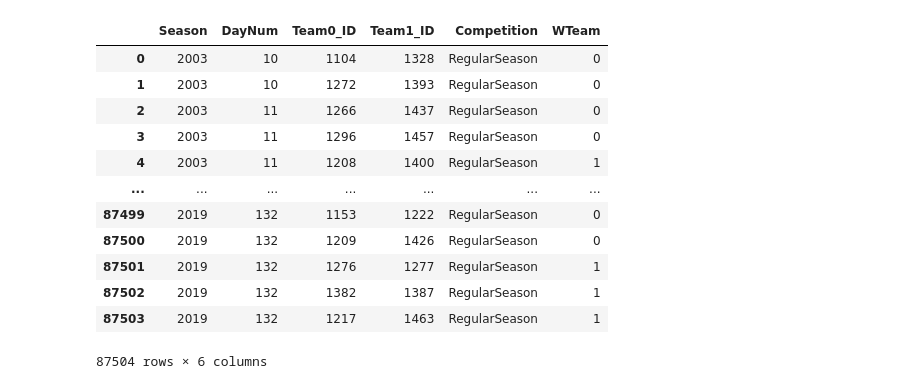
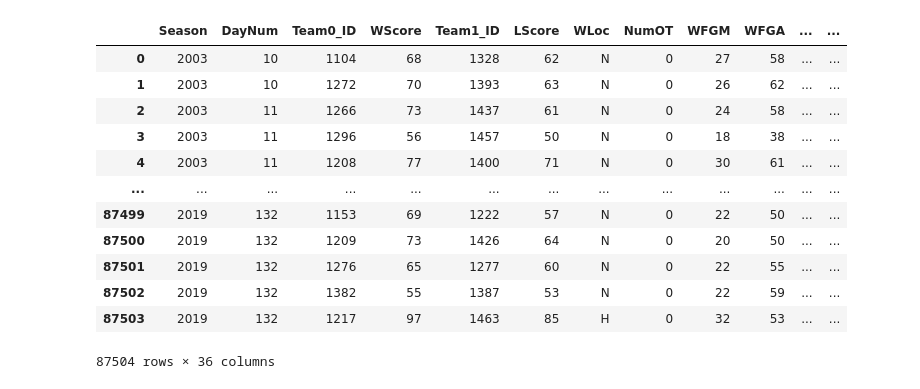
Before and after one commit to arthurgoldfr/Hackathon-March-Madness, a Jupyter notebook: Lena/Database-Lena.ipynb, the cells around one changed output. Drawn from its saved outputs; the diff is of its cells as text; code cells hidden in the pictures.

```diff
--- a/Lena/Database-Lena.ipynb
+++ b/Lena/Database-Lena.ipynb
@@ -7,16 +16,15 @@ Features = pd.read_csv('data/Stage1/MNCAATourneyDetailedResults.csv')
 # %%
-MNCAATourneyDetailedResults = MNCAATourneyDetailedResults.loc[MNCAATourneyDetailedResults['Season'] >= 2003]
-MNCAATourneyDetailedResults = MNCAATourneyDetailedResults.loc[MNCAATourneyDetailedResults['Season'] <= 2014]
-MNCAATourneyDetailedResults = MNCAATourneyDetailedResults[['Season','DayNum','WTeamID','LTeamID']]
-MNCAATourneyDetailedResults.loc[:,'Competition'] = 'MNCAA'
-MNCAATourneyDetailedResults.loc[:,'WTeam'] = 0
+MNCAA = MNCAA.loc[MNCAA['Season'] >= 2003]
+MNCAA.loc[:,'Competition'] = 'MNCAA'
+MNCAA.loc[:,'WTeam'] = 0
 
-for i,_ in enumerate(MNCAATourneyDetailedResults.iterrows()):
-    if MNCAATourneyDetailedResults.iloc[i,2] > MNCAATourneyDetailedResults.iloc[i,3] :
-        MNCAATourneyDetailedResults.iloc[i,2],MNCAATourneyDetailedResults.iloc[i,3] = MNCAATourneyDetailedResults.iloc[i,3],MNCAATourneyDetailedResults.iloc[i,2]
-        MNCAATourneyDetailedResults.iloc[i,5] = 1
+for i,_ in enumerate(MNCAA.iterrows()):
+    if MNCAA.iloc[i,2] > MNCAA.iloc[i,4]:
+        MNCAA.iloc[i,2],MNCAA.iloc[i,4] = MNCAA.iloc[i,4],MNCAA.iloc[i,2]
+        MNCAA.iloc[i,35] = 1
 
-MNCAATourneyDetailedResults = MNCAATourneyDetailedResults.rename(columns={"WTeamID": "Team0_ID", "LTeamID": "Team1_ID"})
 
-MNCAATourneyDetailedResults
+MNCAA = MNCAA.rename(columns={"WTeamID": "Team0_ID", "LTeamID": "Team1_ID"})
+
+MNCAA.head(15)
 # %% [output]
@@ -36,29 +48,27 @@ MNCAATourneyDetailedResults
 # %%
-MRegularSeasonDetailedResults = pd.read_csv('data/Stage1/MRegularSeasonDetailedResults.csv')
-MRegularSeasonDetailedResults = MRegularSeasonDetailedResults.loc[MRegularSeasonDetailedResults['Season'] >= 2003]
-MRegularSeasonDetailedResults = MRegularSeasonDetailedResults[['Season','DayNum','WTeamID','LTeamID']]
-MRegularSeasonDetailedResults.loc[:,'Competition'] = 'RegularSeason'
-MRegularSeasonDetailedResults.loc[:,'WTeam'] = 0
+RegularSeason = RegularSeason.loc[RegularSeason['Season'] >= 2003]
+RegularSeason.loc[:,'Competition'] = 'RegularSeason'
+RegularSeason.loc[:,'WTeam'] = 0
 
-for i,_ in enumerate(MRegularSeasonDetailedResults.iterrows()):
-    if MRegularSeasonDetailedResults.iloc[i,2] > MRegularSeasonDetailedResults.iloc[i,3] :
-        MRegularSeasonDetailedResults.iloc[i,2],MRegularSeasonDetailedResults.iloc[i,3] = MRegularSeasonDetailedResults.iloc[i,3],MRegularSeasonDetailedResults.iloc[i,2]
-        MRegularSeasonDetailedResults.iloc[i,5] = 1
+for i,_ in enumerate(RegularSeason.iterrows()):
+    if RegularSeason.iloc[i,2] > RegularSeason.iloc[i,4]:
+        RegularSeason.iloc[i,2],RegularSeason.iloc[i,4] = RegularSeason.iloc[i,4],RegularSeason.iloc[i,2]
+        RegularSeason.iloc[i,35] = 1
 
-MRegularSeasonDetailedResults = MRegularSeasonDetailedResults.rename(columns={"WTeamID": "Team0_ID", "LTeamID": "Team1_ID"})
+RegularSeason = RegularSeason.rename(columns={"WTeamID": "Team0_ID", "LTeamID": "Team1_ID"})
 
-MRegularSeasonDetailedResults
+RegularSeason
 # %% [output]
-|  | Season | DayNum | Team0_ID | Team1_ID | Competition | WTeam |
-| 0 | 2003 | 10 | 1104 | 1328 | RegularSeason | 0 |
-| 1 | 2003 | 10 | 1272 | 1393 | RegularSeason | 0 |
-| 2 | 2003 | 11 | 1266 | 1437 | RegularSeason | 0 |
-| 3 | 2003 | 11 | 1296 | 1457 | RegularSeason | 0 |
-| 4 | 2003 | 11 | 1208 | 1400 | RegularSeason | 1 |
-| ... | ... | ... | ... | ... | ... | ... |
-| 87499 | 2019 | 132 | 1153 | 1222 | RegularSeason | 0 |
-| 87500 | 2019 | 132 | 1209 | 1426 | RegularSeason | 0 |
-| 87501 | 2019 | 132 | 1276 | 1277 | RegularSeason | 1 |
-| 87502 | 2019 | 132 | 1382 | 1387 | RegularSeason | 1 |
-| 87503 | 2019 | 132 | 1217 | 1463 | RegularSeason | 1 |
+|  | Season | DayNum | Team0_ID | WScore | Team1_ID | LScore | WLoc | NumOT | WFGM | WFGA | ... | ... |
+| 0 | 2003 | 10 | 1104 | 68 | 1328 | 62 | N | 0 | 27 | 58 | ... | ... |
+| 1 | 2003 | 10 | 1272 | 70 | 1393 | 63 | N | 0 | 26 | 62 | ... | ... |
+| 2 | 2003 | 11 | 1266 | 73 | 1437 | 61 | N | 0 | 24 | 58 | ... | ... |
+| 3 | 2003 | 11 | 1296 | 56 | 1457 | 50 | N | 0 | 18 | 38 | ... | ... |
+| 4 | 2003 | 11 | 1208 | 77 | 1400 | 71 | N | 0 | 30 | 61 | ... | ... |
+| ... | ... | ... | ... | ... | ... | ... | ... | ... | ... | ... | ... | ... |
+| 87499 | 2019 | 132 | 1153 | 69 | 1222 | 57 | N | 0 | 22 | 50 | ... | ... |
+| 87500 | 2019 | 132 | 1209 | 73 | 1426 | 64 | N | 0 | 20 | 50 | ... | ... |
+| 87501 | 2019 | 132 | 1276 | 65 | 1277 | 60 | N | 0 | 22 | 55 | ... | ... |
+| 87502 | 2019 | 132 | 1382 | 55 | 1387 | 53 | N | 0 | 22 | 59 | ... | ... |
+| 87503 | 2019 | 132 | 1217 | 97 | 1463 | 85 | H | 0 | 32 | 53 | ... | ... |
-87504 rows × 6 columns
+87504 rows × 36 columns
```
Also changed, not shown: parts of 78 cells of this notebook.
